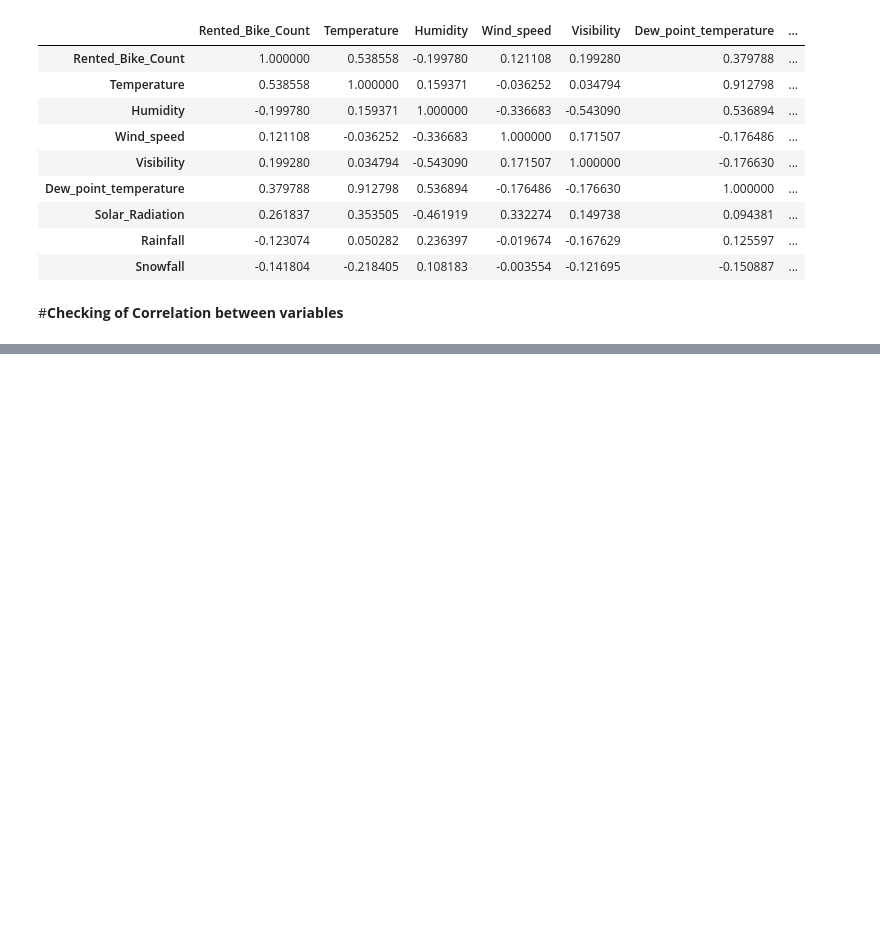
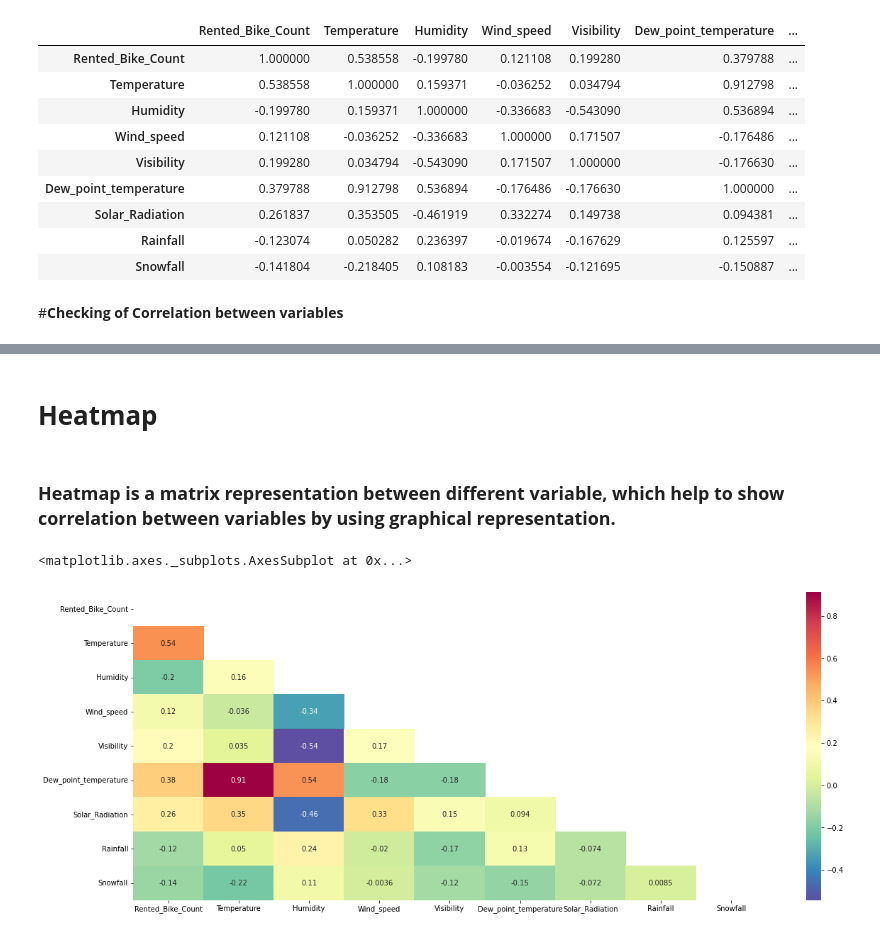
Before and after one commit to kuresh02/Bike-Sharing-Demand-Prediction---Capstone-Project, a Jupyter notebook: Capstone_Project__Sharing_Demand_Prediction.ipynb, the cells around one changed output, grey strips where cells are left out. Drawn from its saved outputs; the diff is of its cells as text; code cells hidden in the pictures; blank space fills up the shorter version.

```diff
--- a/Capstone_Project__Sharing_Demand_Prediction.ipynb
+++ b/Capstone_Project__Sharing_Demand_Prediction.ipynb
@@ -712,0 +781,15 @@ bike_df.corr()
+# %% [markdown]
+# **Heatmap**
+# %% [markdown]
+
+
+###     **Heatmap is a matrix representation between different variable, which help to show correlation between variables by using graphical representation.**
+# %%
+# plot the Correlation matrix
+plt.figure(figsize=(20,8))
+correlation=bike_df.corr()
+mask = np.triu(np.ones_like(correlation, dtype=bool))
+sns.heatmap((correlation),mask=mask, annot=True,cmap='Spectral_r')
+# %% [output]
+<matplotlib.axes._subplots.AxesSubplot at 0x...>
+[figure, added]
```
Also changed, not shown: parts of 16 cells of this notebook.
